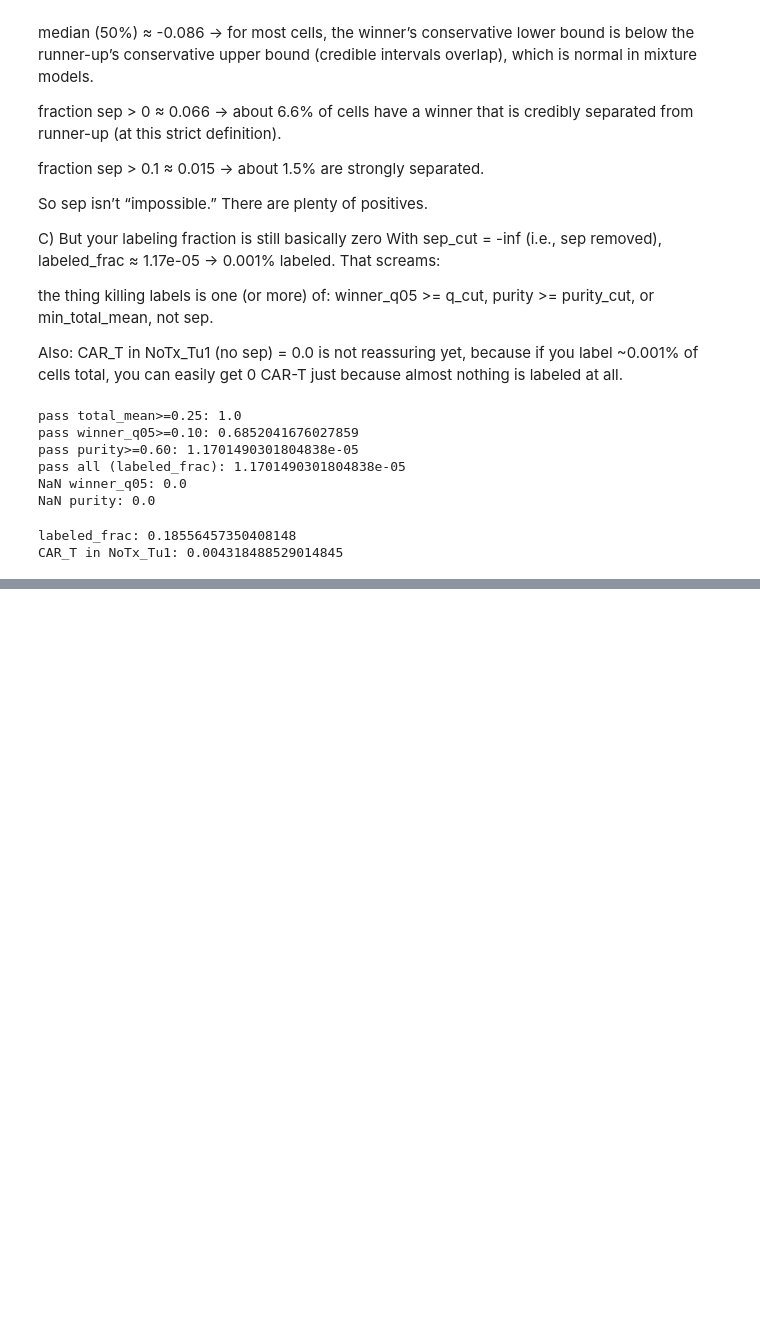
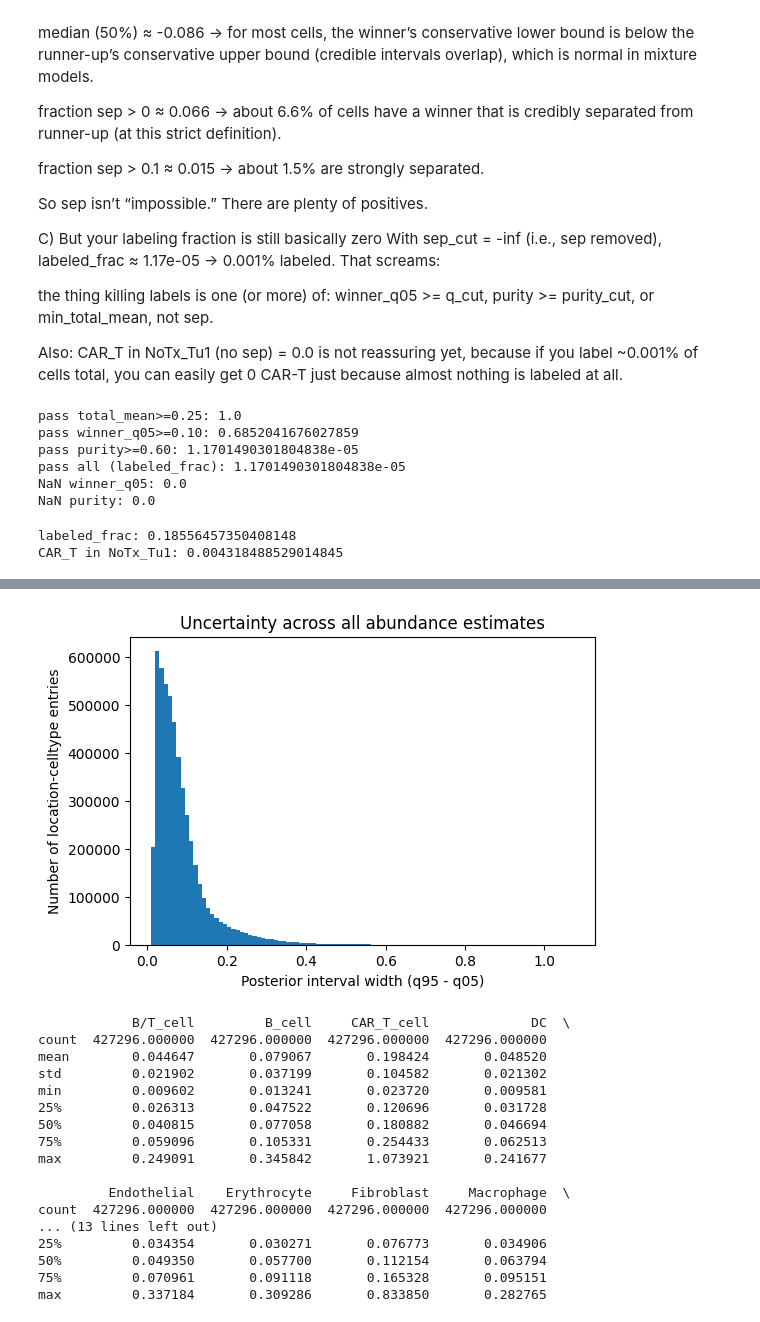
Before and after one commit to Li-Lab-COH/Spatial_CAR_T, a Jupyter notebook: CellTypeAnnotation/Processing_c2l.ipynb, the cells around one changed output, grey strips where cells are left out. Cells and saved outputs as stored; diff of their text form; code cells hidden in the pictures; blank space fills up the shorter version.

```diff
--- a/CellTypeAnnotation/Processing_c2l.ipynb
+++ b/CellTypeAnnotation/Processing_c2l.ipynb
@@ -1261,0 +1318,30 @@ CAR_T in NoTx_Tu1: 0.004318488529014845
+# %%
+uncertainty_df = q95_df - q05_df
+
+plt.figure(figsize=(6,4))
+plt.hist(uncertainty_df.to_numpy().ravel(), bins=100)
+plt.xlabel("Posterior interval width (q95 - q05)")
+plt.ylabel("Number of location-celltype entries")
+plt.title("Uncertainty across all abundance estimates")
+plt.show()
+
+print(uncertainty_df.describe())
+# %% [output]
+[figure, added]
+            B/T_cell         B_cell     CAR_T_cell             DC  \
+count  427296.000000  427296.000000  427296.000000  427296.000000
+mean        0.044647       0.079067       0.198424       0.048520
+std         0.021902       0.037199       0.104582       0.021302
+min         0.009602       0.013241       0.023720       0.009581
+25%         0.026313       0.047522       0.120696       0.031728
+50%         0.040815       0.077058       0.180882       0.046694
+75%         0.059096       0.105331       0.254433       0.062513
+max         0.249091       0.345842       1.073921       0.241677
+
+         Endothelial    Erythrocyte     Fibroblast     Macrophage  \
+count  427296.000000  427296.000000  427296.000000  427296.000000
+... (13 lines left out)
+25%         0.034354       0.030271       0.076773       0.034906
+50%         0.049350       0.057700       0.112154       0.063794
+75%         0.070961       0.091118       0.165328       0.095151
+max         0.337184       0.309286       0.833850       0.282765
```
Also changed, not shown: parts of 5 cells of this notebook, 3 other files.
